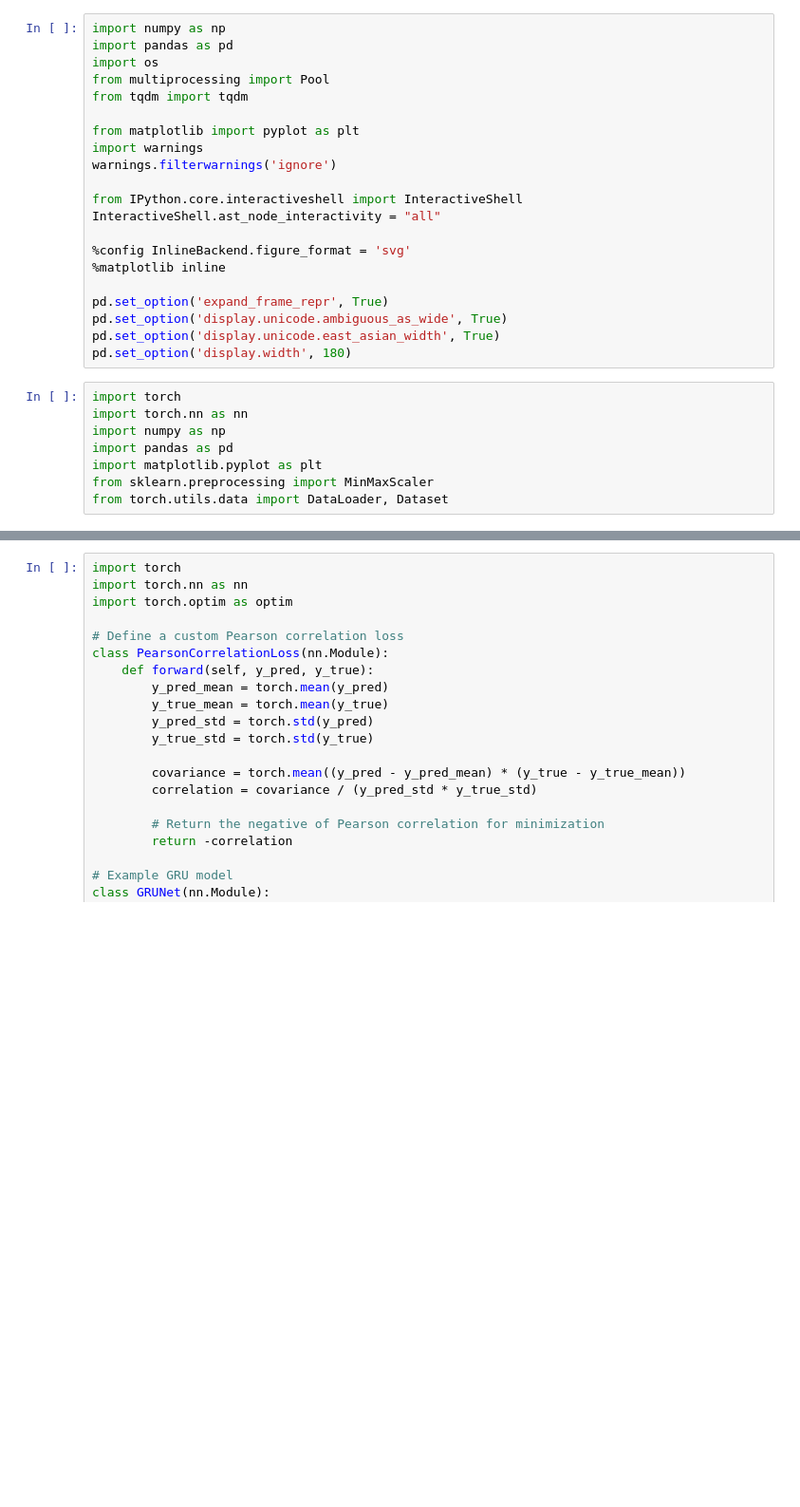
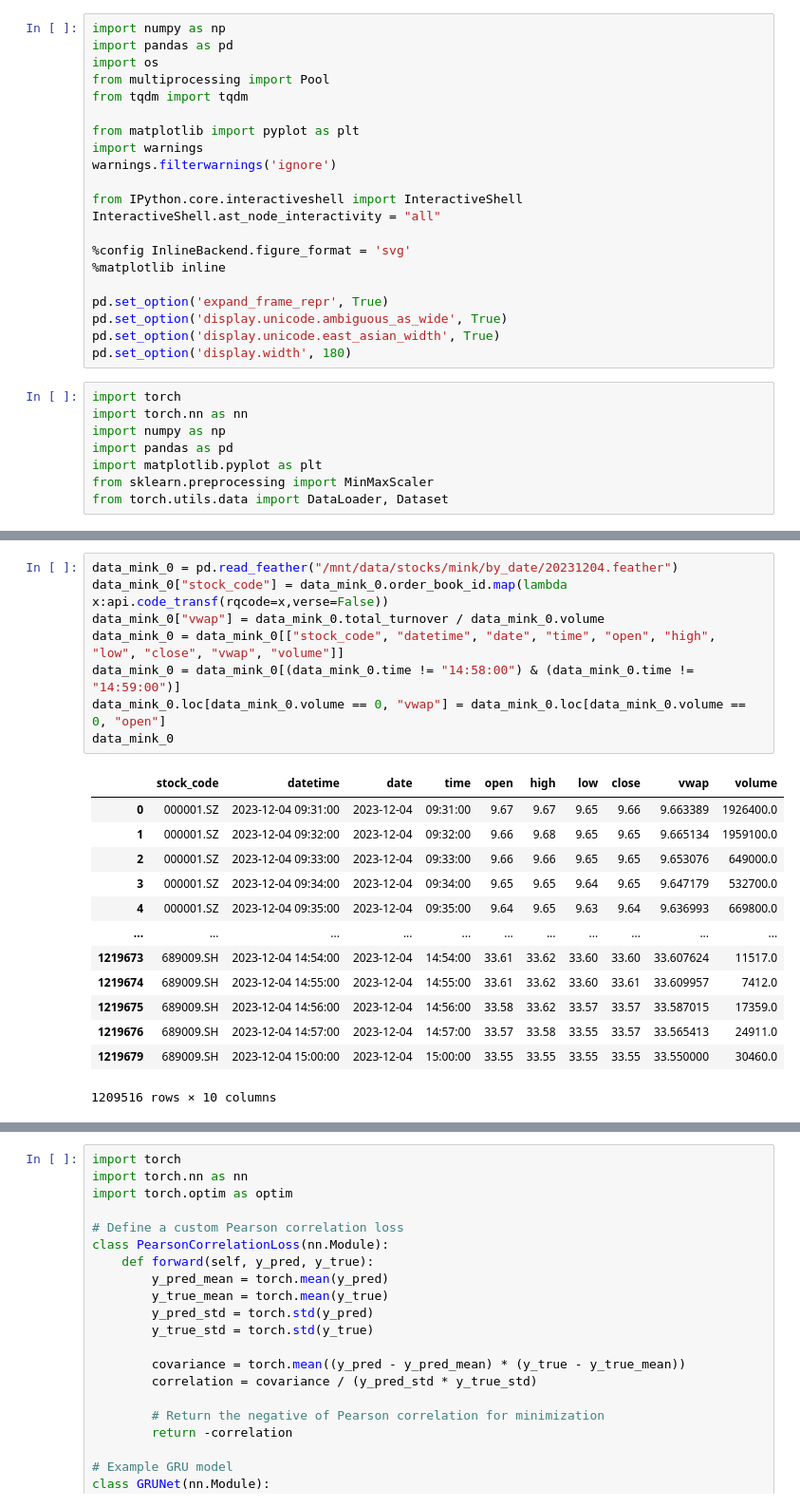
Before and after one commit to Alex-Zhang-074/Project_E2E, a Jupyter notebook: V2_GRU_model.ipynb, the cells around one changed output, grey strips where cells are left out. Shown at 95% size. Drawn from its saved outputs; the diff is of its cells as text; blank space fills up the shorter version.

```diff
--- a/V2_GRU_model.ipynb
+++ b/V2_GRU_model.ipynb
@@ -36,0 +283,22 @@ api = DataAPI()
+# %%
+data_mink_0 = pd.read_feather("/mnt/data/stocks/mink/by_date/20231204.feather")
+data_mink_0["stock_code"] = data_mink_0.order_book_id.map(lambda x:api.code_transf(rqcode=x,verse=False))
+data_mink_0["vwap"] = data_mink_0.total_turnover / data_mink_0.volume
+data_mink_0 = data_mink_0[["stock_code", "datetime", "date", "time", "open", "high", "low", "close", "vwap", "volume"]]
+data_mink_0 = data_mink_0[(data_mink_0.time != "14:58:00") & (data_mink_0.time != "14:59:00")]
+data_mink_0.loc[data_mink_0.volume == 0, "vwap"] = data_mink_0.loc[data_mink_0.volume == 0, "open"]
+data_mink_0
+# %% [output]
+|  | stock_code | datetime | date | time | open | high | low | close | vwap | volume |
+| 0 | 000001.SZ | 2023-12-04 09:31:00 | 2023-12-04 | 09:31:00 | 9.67 | 9.67 | 9.65 | 9.66 | 9.663389 | 1926400.0 |
+| 1 | 000001.SZ | 2023-12-04 09:32:00 | 2023-12-04 | 09:32:00 | 9.66 | 9.68 | 9.65 | 9.65 | 9.665134 | 1959100.0 |
+| 2 | 000001.SZ | 2023-12-04 09:33:00 | 2023-12-04 | 09:33:00 | 9.66 | 9.66 | 9.65 | 9.65 | 9.653076 | 649000.0 |
+| 3 | 000001.SZ | 2023-12-04 09:34:00 | 2023-12-04 | 09:34:00 | 9.65 | 9.65 | 9.64 | 9.65 | 9.647179 | 532700.0 |
+| 4 | 000001.SZ | 2023-12-04 09:35:00 | 2023-12-04 | 09:35:00 | 9.64 | 9.65 | 9.63 | 9.64 | 9.636993 | 669800.0 |
+| ... | ... | ... | ... | ... | ... | ... | ... | ... | ... | ... |
+| 1219673 | 689009.SH | 2023-12-04 14:54:00 | 2023-12-04 | 14:54:00 | 33.61 | 33.62 | 33.60 | 33.60 | 33.607624 | 11517.0 |
+| 1219674 | 689009.SH | 2023-12-04 14:55:00 | 2023-12-04 | 14:55:00 | 33.61 | 33.62 | 33.60 | 33.61 | 33.609957 | 7412.0 |
+| 1219675 | 689009.SH | 2023-12-04 14:56:00 | 2023-12-04 | 14:56:00 | 33.58 | 33.62 | 33.57 | 33.57 | 33.587015 | 17359.0 |
+| 1219676 | 689009.SH | 2023-12-04 14:57:00 | 2023-12-04 | 14:57:00 | 33.57 | 33.58 | 33.55 | 33.57 | 33.565413 | 24911.0 |
+| 1219679 | 689009.SH | 2023-12-04 15:00:00 | 2023-12-04 | 15:00:00 | 33.55 | 33.55 | 33.55 | 33.55 | 33.550000 | 30460.0 |
+1209516 rows × 10 columns
```
Also changed, not shown: parts of 6 cells of this notebook, 2 other files.
